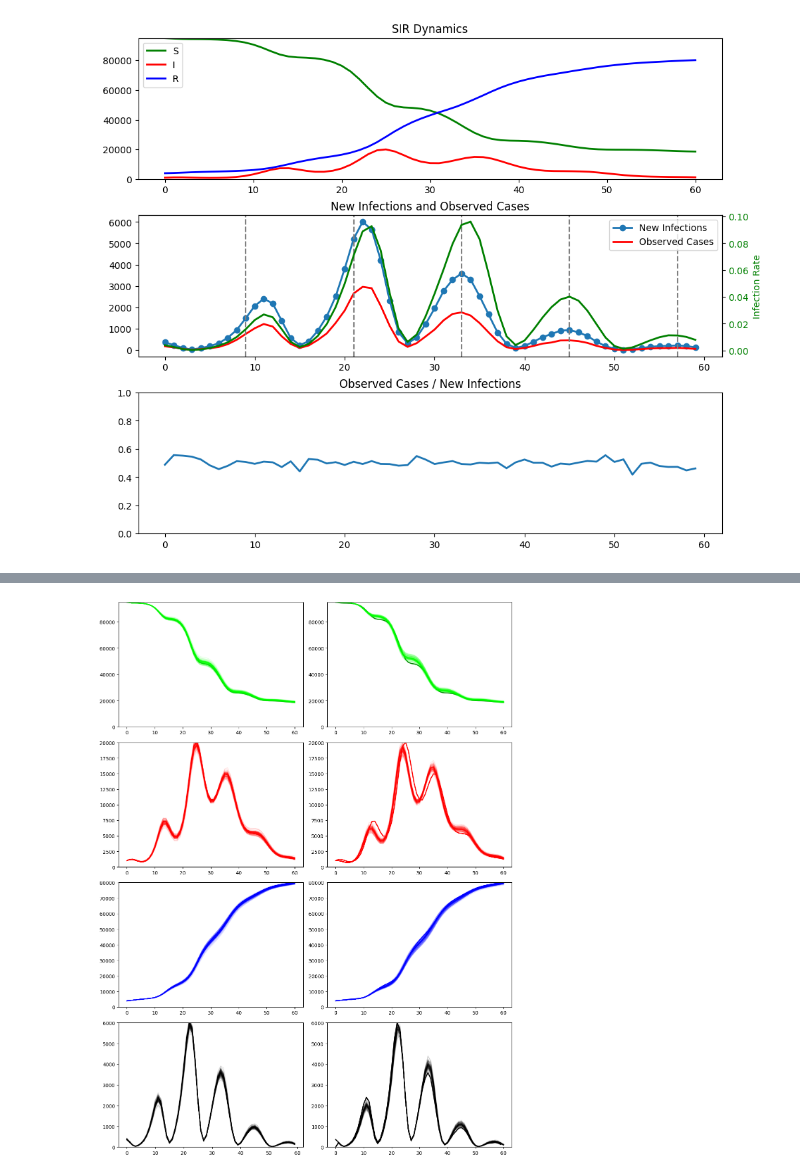
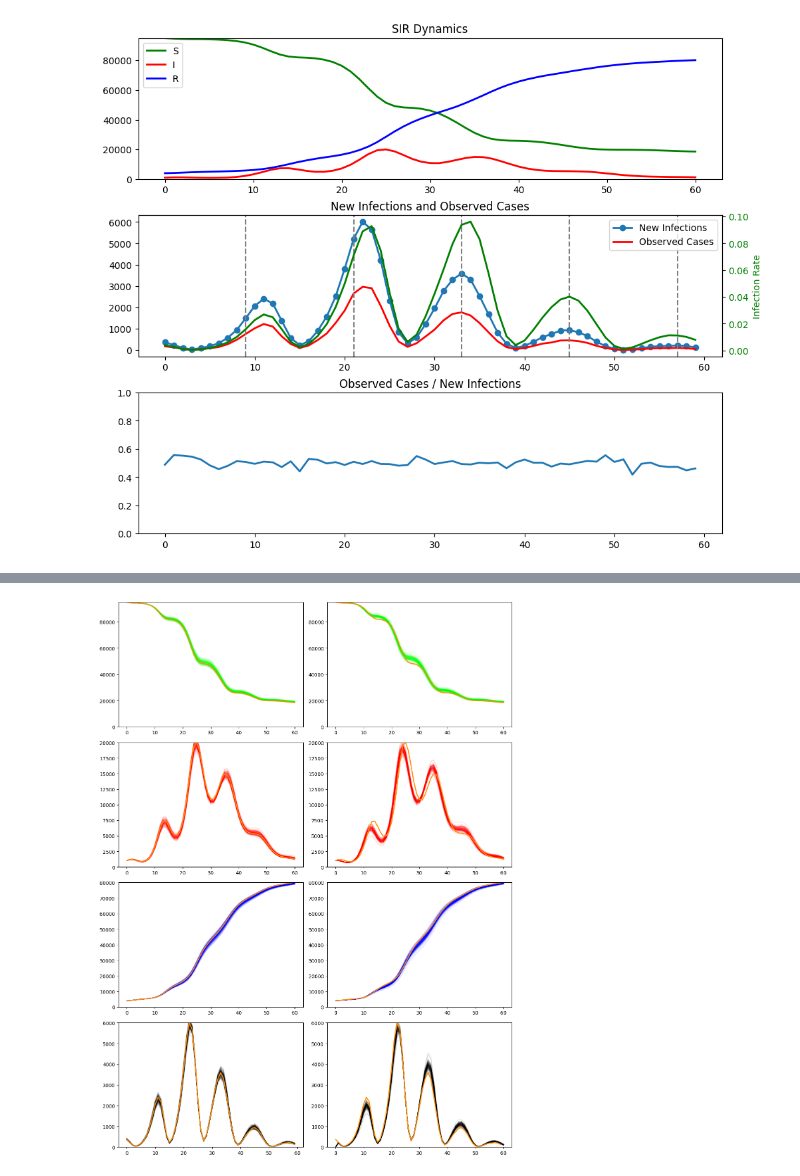
Before and after one commit to hunter-lybbert/uw-central, a Jupyter notebook: disease_dynamics/final_project/mcmc_seasonality.ipynb, the cells around one changed output, grey strips where cells are left out. Saved outputs shown, nothing was run; the diff lists cells and outputs as text; code cells hidden in the pictures.

```diff
--- a/disease_dynamics/final_project/mcmc_seasonality.ipynb
+++ b/disease_dynamics/final_project/mcmc_seasonality.ipynb
@@ -268,19 +88,0 @@ def calc_log_likelihood(
-# %%
-def proposal_draw(proposal_standard_dev: np.ndarray) -> np.ndarray:
-    # Using multivariate normal with mean 0 and diagonal covariance matrix
-    vec = rng.multivariate_normal(mean=np.zeros(num_params), cov=np.diag(proposal_standard_dev**2))
-    return vec
-
-
-def propose_new_val(
-    current_parameter_guess: np.ndarray,
-    proposal_standard_dev: np.ndarray,
-    observed_data: np.ndarray,
-) -> dict[str, np.ndarray]:
-    new_parameter_guess = current_parameter_guess + proposal_draw(proposal_standard_dev)
-    new_chain_info = calc_log_likelihood(new_parameter_guess, observed_data)
-    out = {
-        "new_parameter_guess": new_parameter_guess,
-        "new_chain_info": new_chain_info
-    }
-    return out
@@ -460,48 +170,46 @@ plt.show()
 # %%
-# Assuming sir_out and run_one_timestep are already defined in Python,
-# and target_vector, data, num_particles, num_time_steps are available
 
 # Generate list of SIR outputs for each particle
-data_list = [sir_out(target_vector) for _ in range(num_particles)]
+data_list = [sir_out(target_vector) for _ in range(DEFAULT_NUM_PARTICLES)]
 
 # Initialize array and simulate for all particles across time steps
-sir_out_all_months = initialize_array(target_vector)  # shape: (num_particles, num_time_steps+1, 4)
+sir_out_all_months = initialize_array(target_vector)  # shape: (DEFAULT_NUM_PARTICLES, DEFAULT_NUM_TIME_STEPS+1, 4)
 
-for month_step in range(num_time_steps):
+for month_step in range(DEFAULT_NUM_TIME_STEPS):
     sir_out_all_months[:, month_step + 1, :] = run_one_timestep(
         sir_out_all_months[:, month_step, :], month_step + 1, target_vector
     )
 
 # Setup 4 rows x 2 columns of plots
 fig, axs = plt.subplots(4, 2, figsize=(12, 16))
 axs = axs.flatten()
 
 colors = [
     (0, 1, 0, 0.1),  # green transparent
     (0, 1, 0, 0.1),  # green transparent
     (1, 0, 0, 0.1),  # red transparent
     (1, 0, 0, 0.1),  # red transparent
     (0, 0, 1, 0.1),  # blue transparent
     (0, 0, 1, 0.1),  # blue transparent
     (0, 0, 0, 0.1),  # black transparent
     (0, 0, 0, 0.1),  # black transparent
 ]
 
 for i, col in enumerate([0, 0, 1, 1, 2, 2, 3, 3]):
-    # Plot data line
-    axs[i].plot(data[:, col], color=["green", "green", "red", "red", "blue", "blue", "black", "black"][i], linewidth=2)
-
     # Determine which list to draw from (even indices: data_list, odd: sir_out_all_months)
     if i % 2 == 0:
-        for p_num in range(num_particles):
+        for p_num in range(DEFAULT_NUM_PARTICLES):
             axs[i].plot(data_list[p_num][:, col], color=colors[i])
     else:
-        for p_num in range(num_particles):
+        for p_num in range(DEFAULT_NUM_PARTICLES):
             axs[i].plot(sir_out_all_months[p_num, :, col], color=colors[i])
 
+    # Plot data line
+    # axs[i].plot(data[:, col], color=["green", "green", "red", "red", "blue", "blue", "black", "black"][i], linewidth=2)
+    axs[i].plot(data[:, col], color="darkorange", linewidth=2)
     axs[i].set_ylim(0, np.nanmax(data[:, col]))
 
 plt.tight_layout()
 plt.show()
 # %% [output]
-[figure, old version]
+[figure, new version]
```
Also changed, not shown: parts of 14 cells of this notebook, 3 other files.
